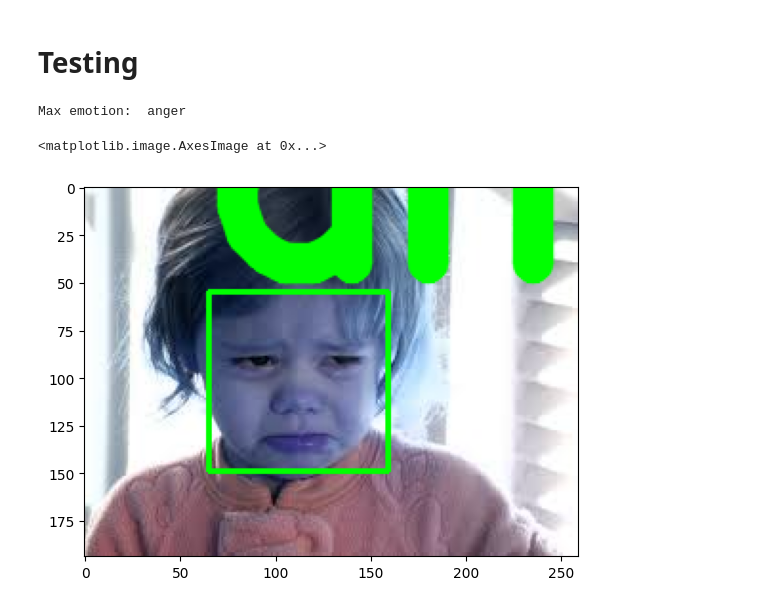
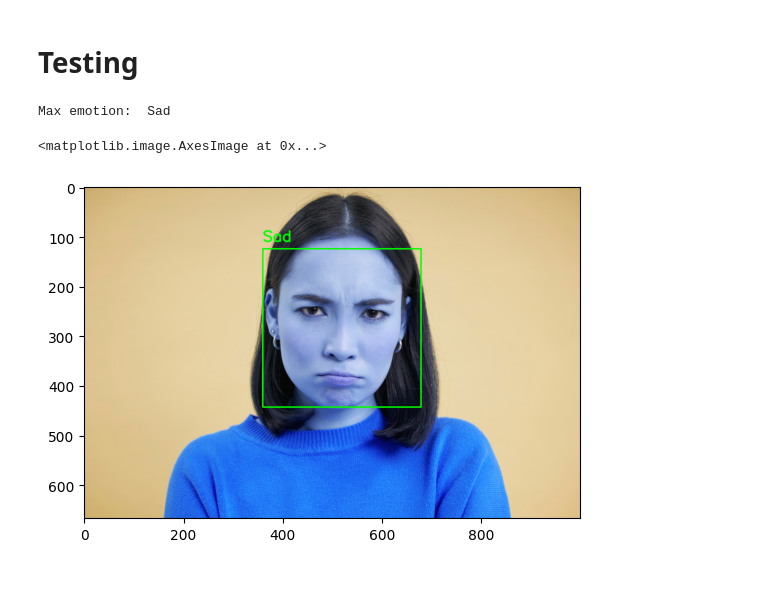
Before and after one commit to Jer0me123/Deep-Learning-For-Computer-Vision, a Jupyter notebook: ResEmoteNet/ResEmoteNet.ipynb, the cells around one changed output. Saved outputs shown, nothing was run; the diff lists cells and outputs as text; code cells hidden in the pictures; blank space fills up the shorter version.

Commit message:
Updated Model Files

```diff
--- a/ResEmoteNet/ResEmoteNet.ipynb
+++ b/ResEmoteNet/ResEmoteNet.ipynb
@@ -492,8 +492,6 @@ No improvement in validation accuracy for 6 epochs.
 # %% [markdown]
 # ResEmoteNet Training (REF2013)
 # %%
-
-
 import torch
 import pandas as pd
 import numpy as np
@@ -508,10 +506,10 @@ device = torch.device("cuda" if torch.cuda.is_available() else "cpu")
 print(f"Using {device} device")
 
 # Hyperparameter grid for tuning
-learning_rates = [0.001] #[0.001, 0.01, 0.1]
-batch_sizes = [16] #[16, 32, 64]
-momentums = [0.95] #[0.9, 0.95]
-weight_decays = [0.0001] #[1e-4, 1e-5]
+learning_rates = [0.001, 0.01, 0.1]
+batch_sizes = [16, 32, 64]
+momentums = [0.9, 0.95]
+weight_decays = [1e-4, 1e-5]
 
 # Best hyperparameter configuration variables
 best_val_acc = 0
@@ -695,10 +694,12 @@ import numpy as np
 device = torch.device("mps" if torch.backends.mps.is_available() else "cpu")
 
 # Emotions labels
-emotions = ['happy', 'surprise', 'sad', 'anger', 'disgust', 'fear']
+# emotions = ['happy', 'surprise', 'sad', 'anger', 'disgust', 'fear']
+emotions = ['Angry', 'Disgust', 'Fear', 'Happy', 'Sad', 'Surprise', 'Neutral']
 
 model = ResEmoteNet().to(device)
-checkpoint = torch.load('ResEmoteNet_JAFFE_best_model_0.001_16_0.95_0.0001.pth', weights_only=True)
+# checkpoint = torch.load('ResEmoteNet_JAFFE_best_model_0.001_16_0.95_0.0001.pth', weights_only=True)
+checkpoint = torch.load('Fer_ResEmoteNet\\best_model_0.001_16_0.95_0.0001.pth', weights_only=True)
 model.load_state_dict(checkpoint)
 model.eval()
 
@@ -715,9 +716,9 @@ face_classifier = cv2.CascadeClassifier(
 
 # Settings for text
 font = cv2.FONT_HERSHEY_SIMPLEX
-font_scale = 5
+font_scale = 1
 font_color = (0, 255, 0)  # This is BGR color
-thickness = 20
+thickness = 2
 line_type = cv2.LINE_AA
 
 max_emotion = ''
@@ -750,33 +751,33 @@ def print_all_emotion(x, y, w, h, image):
     org = (x + w + 10, y - 20)
     for index, value in enumerate(emotions):
         emotion_str = (f'{value}: {rounded_scores[index]:.2f}')
         y = org[1] + 40
         org = (org[0], y)
         cv2.putText(image, emotion_str, org, font, font_scale, font_color, thickness, line_type)
 
 def detect_bounding_box(image):
     gray_image = cv2.cvtColor(image, cv2.COLOR_BGR2GRAY)
     faces = face_classifier.detectMultiScale(gray_image, 1.1, 25, minSize=(40, 40))
 
     for (x, y, w, h) in faces:
         # Draw bounding box on face
         cv2.rectangle(image, (x, y), (x + w, y + h), (0, 255, 0), 2)
 
         max_emotion = get_max_emotion(x, y, w, h, image)
         print("Max emotion: ", max_emotion)
         print_max_emotion(x, y, image, max_emotion)
         # print_all_emotion(x, y, w, h, image)
 
     return faces
 
 # Load the image file
-image = cv2.imread('cry.jpeg')
+image = cv2.imread('testing.jpg')
 # Process the image
 faces = detect_bounding_box(image)
 
 # Display the processed image
 plt.imshow(image)
 # %% [output]
-Max emotion:  anger
+Max emotion:  Sad
 <matplotlib.image.AxesImage at 0x...>
-[figure, old version]
+[figure, new version]
```
Also changed, not shown: parts of 1 cell of this notebook, 8 other files.
